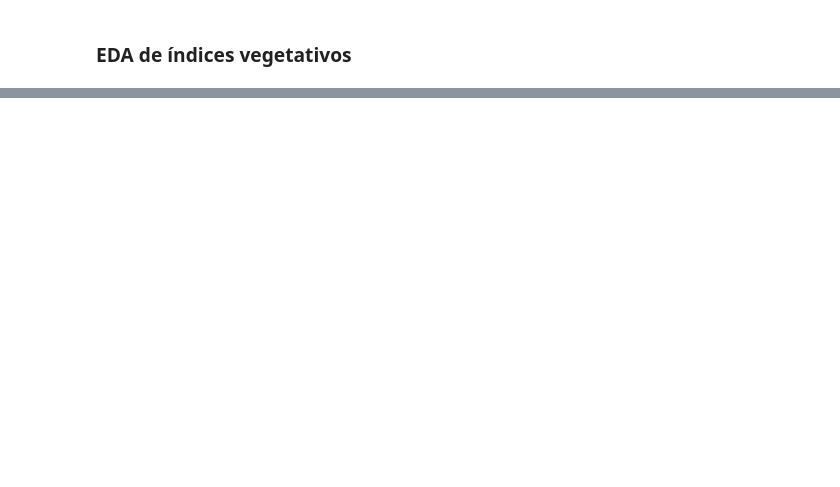
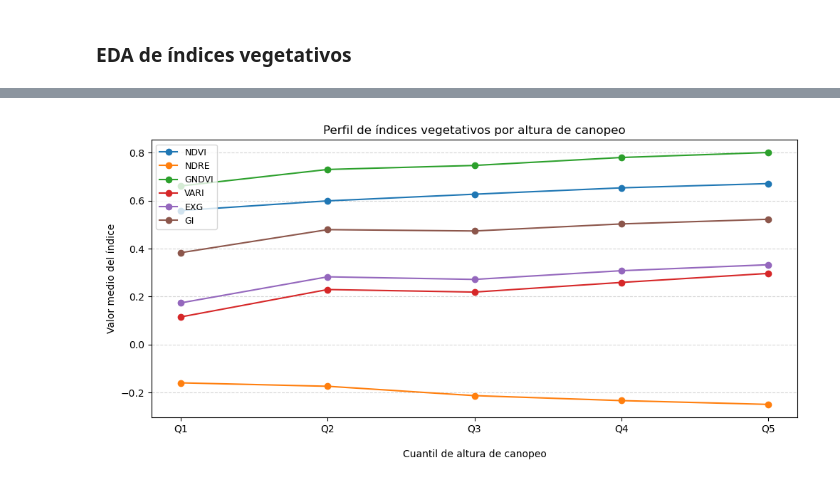
Before and after one commit to Mati279/Soybean-Phenotyping-Pipeline, a Jupyter notebook: notebooks/EDA.ipynb, the cells around one changed output, grey strips where cells are left out. Cells and saved outputs as stored; diff of their text form; code cells hidden in the pictures; blank space fills up the shorter version.

```diff
--- a/notebooks/EDA.ipynb
+++ b/notebooks/EDA.ipynb
@@ -186,0 +239,24 @@ Dataset optimizado. Columnas finales: ['pos_x', 'pos_y', 'Verde', 'Rojo', 'Borde
+# %%
+# Comportamiento de índices según altura de canopeo.
+indices_para_perfil = ['ndvi', 'ndre', 'gndvi', 'vari', 'exg', 'gi']
+
+df_chm = df_features.dropna(subset=['chm'] + indices_para_perfil).copy()
+df_chm['cuantil_chm'] = pd.qcut(df_chm['chm'], q=5, labels=[
+    'Q1\n', 'Q2', 'Q3', 'Q4', 'Q5\n'
+])
+
+perfil = df_chm.groupby('cuantil_chm', observed=True)[indices_para_perfil].mean()
+
+fig, ax = plt.subplots(figsize=(10, 5))
+for col in indices_para_perfil:
+    ax.plot(perfil.index, perfil[col], marker='o', label=col.upper())
+
+ax.set_xlabel("Cuantil de altura de canopeo")
+ax.set_ylabel("Valor medio del índice")
+ax.set_title("Perfil de índices vegetativos por altura de canopeo")
+ax.legend(loc='upper left', fontsize=9)
+ax.grid(axis='y', linestyle='--', alpha=0.5)
+plt.tight_layout()
+plt.show()
+# %% [output]
+[figure, added]
```
Also changed, not shown: parts of 6 cells of this notebook, 4 other files.
